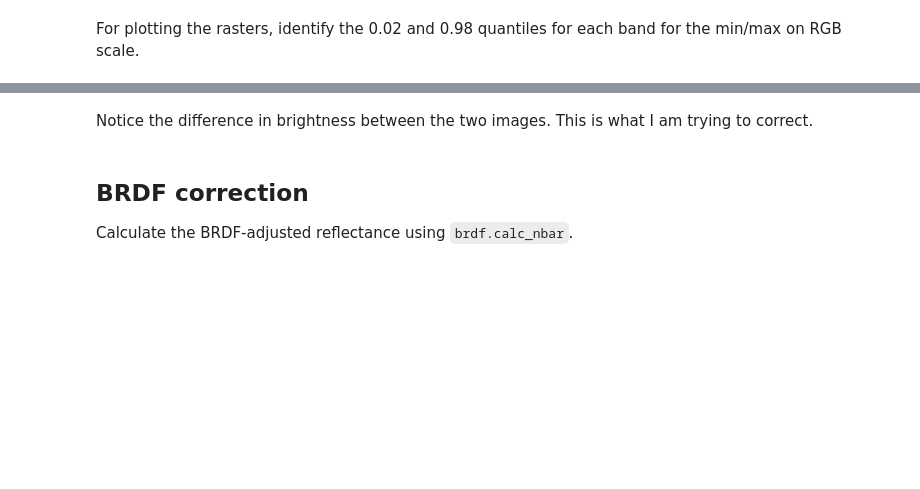
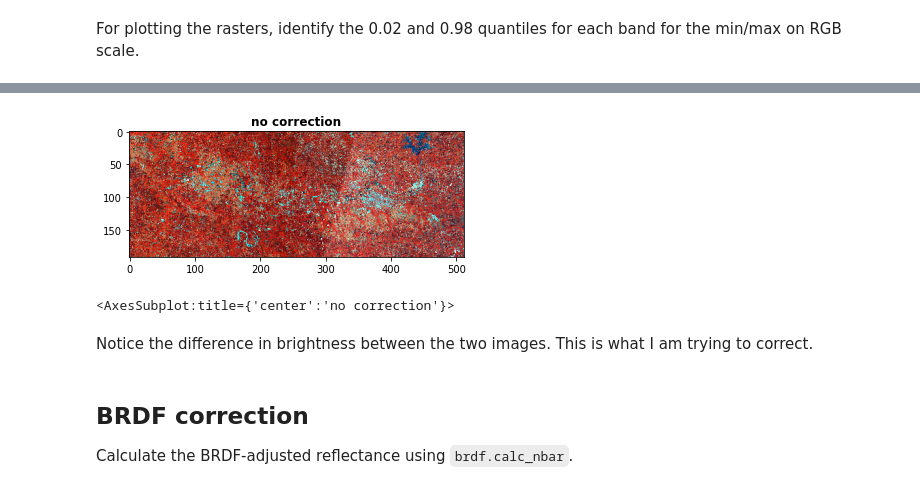
Before and after one commit to maximlamare/s2-normalisation, a Jupyter notebook: notebooks/brdf.ipynb, the cells around one changed output, grey strips where cells are left out. Saved outputs shown, nothing was run; the diff lists cells and outputs as text; code cells hidden in the pictures; blank space fills up the shorter version.

```diff
--- a/notebooks/brdf.ipynb
+++ b/notebooks/brdf.ipynb
@@ -31,2 +94,17 @@ band_key = {
+# %%
+tifs = {
+    orbit: work_dir / request.get_filename_list()[0] for orbit, request in requests.items()
+}
+
+# key for band name/indices
+band_key = {
+    'B08': 0,
+    'B03': 1,
+    'B02': 2,
+    'vza': 3,
+    'vaa': 4,
+    'sza': 5,
+    'saa': 6,
+}
 # %% [markdown]
 Read the rasters, replace -9999.0 with NA
@@ -43,0 +111,3 @@ with rasterio.open(orbit83_tif) as src:
+# %%
+with rasterio.open(tifs[40]) as src40, rasterio.open(tifs[83]) as src83:
+    mosaic, trans = merge([src83, src40], nodata=-9999.0)
@@ -45,9 +120,9 @@ with rasterio.open(orbit83_tif) as src:
 For plotting the rasters, identify the 0.02 and 0.98 quantiles for each band for the min/max on RGB scale.
 # %%
 band_max = {
-    band: np.nanquantile([orbit40[band], orbit83[band]], 0.98) for band in range(0, len(orbit40))
+    band: np.nanquantile(mosaic[band], 0.98) for band in range(0, len(mosaic))
 }
 band_min = {
-    band: np.nanquantile([orbit40[band], orbit83[band]], 0.02) for band in range(0, len(orbit40))
+    band: np.nanquantile(mosaic[band], 0.02) for band in range(0, len(mosaic))
 }
 # %%
@@ -67,0 +132,3 @@ show(orbit83_scaled[[3, 2, 1]], adjust=None, ax=ax83, title='Orbit 83: no correc
+# %%
+show(mosaic_scaled[[0, 1, 2]], adjust=None, title='no correction')
+# %% [output]
@@ -68,3 +136,5 @@ show(orbit83_scaled[[3, 2, 1]], adjust=None, ax=ax83, title='Orbit 83: no correc
+[figure, added]
+<AxesSubplot:title={'center':'no correction'}>
 # %% [markdown]
 Notice the difference in brightness between the two images. This is what I am trying to correct.
 # %% [markdown]
```
Also changed, not shown: parts of 21 cells of this notebook, 2 other files.
